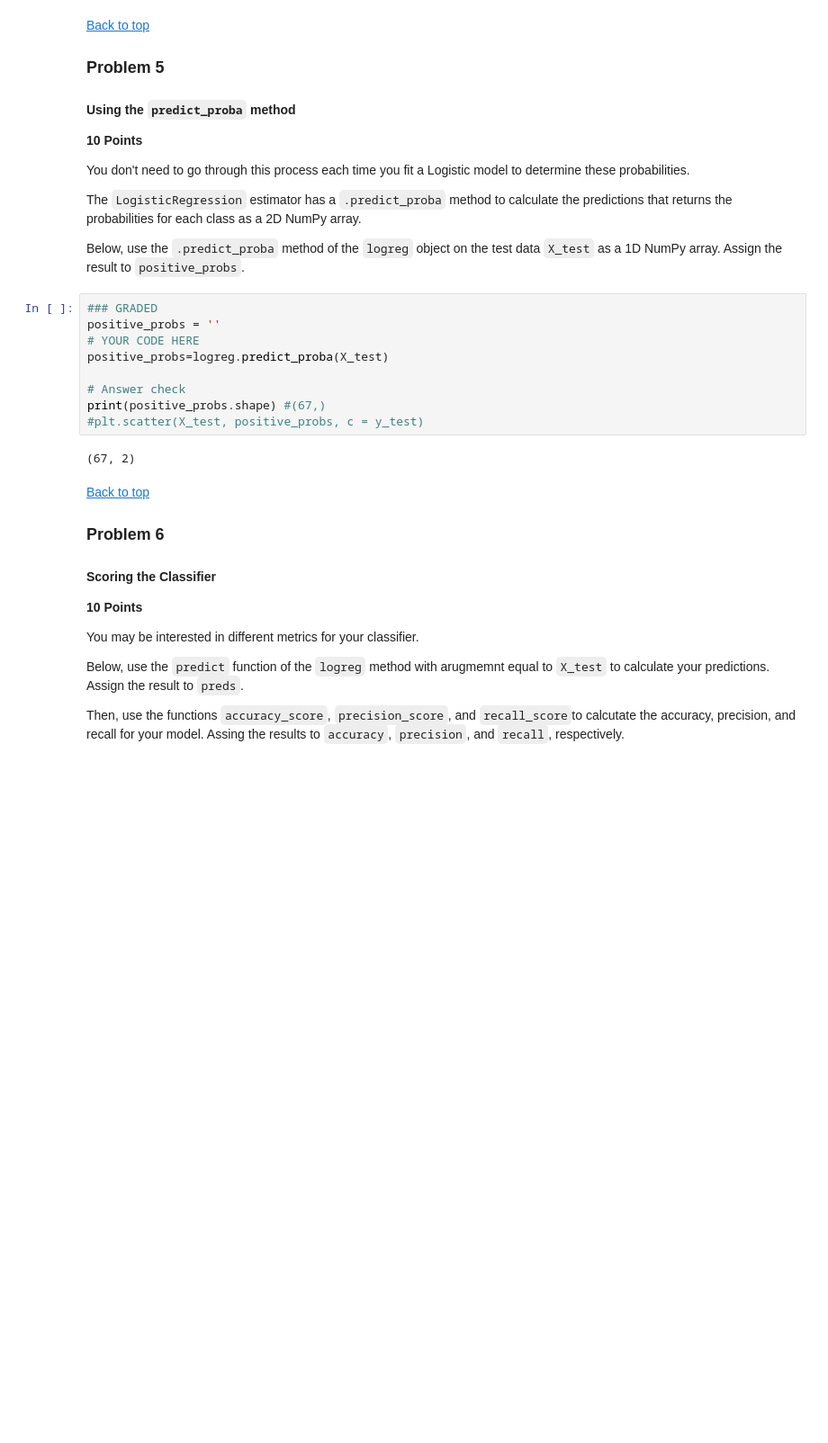
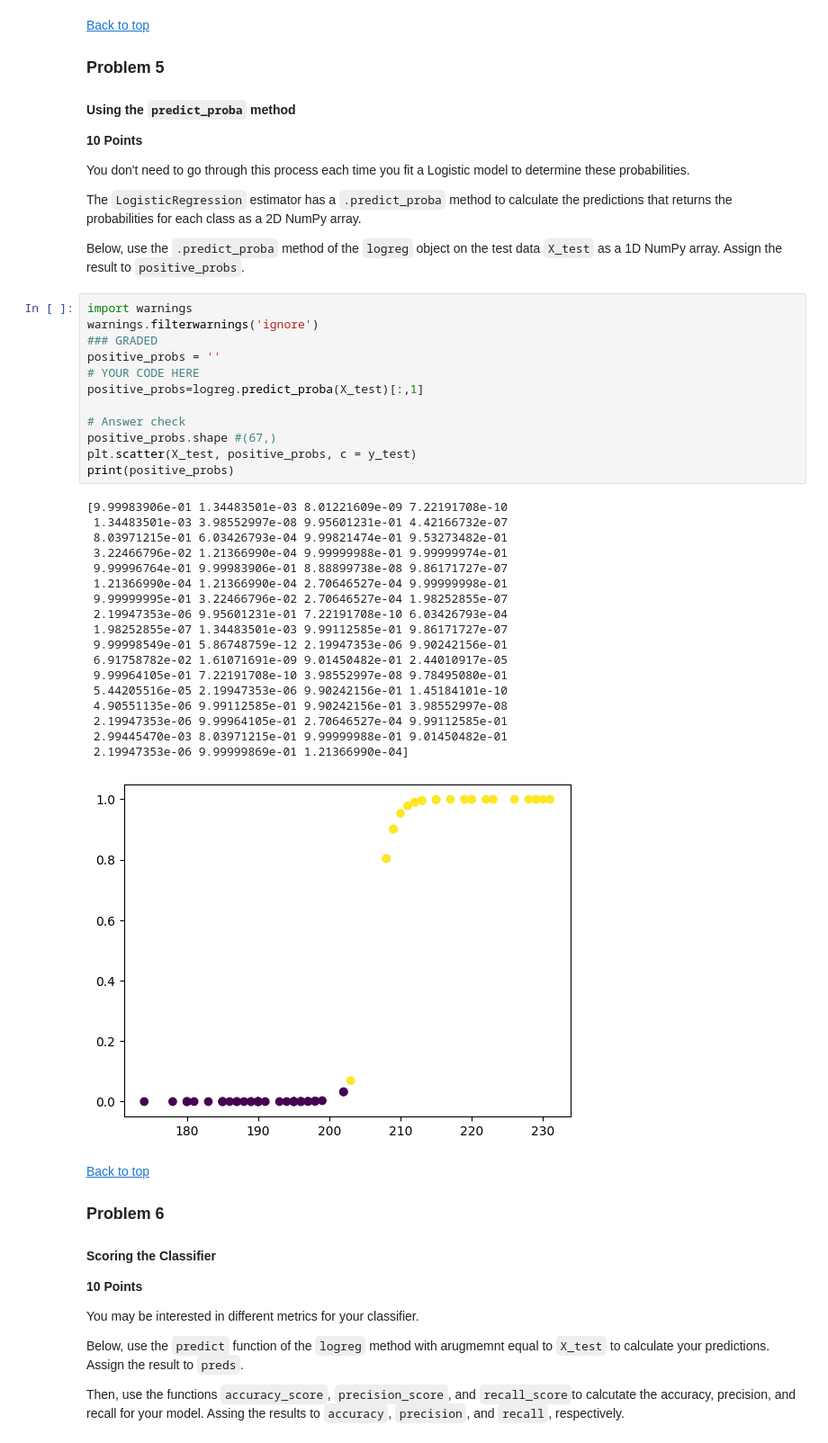
Before and after one commit to Subroy1/MSAI_AllPracticeModules, a Jupyter notebook: Module 13/Assignment_13_1.ipynb, the cells around one changed output. Shown at 90% size. Cells and saved outputs as stored; diff of their text form; blank space fills up the shorter version.

```diff
--- a/Module 13/Assignment_13_1.ipynb
+++ b/Module 13/Assignment_13_1.ipynb
@@ -249,16 +244,36 @@ The `LogisticRegression` estimator has a `.predict_proba` method to calculate th
 
 Below, use the `.predict_proba` method of the `logreg` object on the test data `X_test` as a 1D NumPy array. Assign the result to `positive_probs`.
 # %%
+import warnings
+warnings.filterwarnings('ignore')
 ### GRADED
 positive_probs = ''
 # YOUR CODE HERE
-positive_probs=logreg.predict_proba(X_test)
+positive_probs=logreg.predict_proba(X_test)[:,1]
 
 # Answer check
-print(positive_probs.shape) #(67,)
-#plt.scatter(X_test, positive_probs, c = y_test)
+positive_probs.shape #(67,)
+plt.scatter(X_test, positive_probs, c = y_test)
+print(positive_probs)
 # %% [output]
-(67, 2)
+[9.99983906e-01 1.34483501e-03 8.01221609e-09 7.22191708e-10
+ 1.34483501e-03 3.98552997e-08 9.95601231e-01 4.42166732e-07
+ 8.03971215e-01 6.03426793e-04 9.99821474e-01 9.53273482e-01
+ 3.22466796e-02 1.21366990e-04 9.99999988e-01 9.99999974e-01
+ 9.99996764e-01 9.99983906e-01 8.88899738e-08 9.86171727e-07
+ 1.21366990e-04 1.21366990e-04 2.70646527e-04 9.99999998e-01
+ 9.99999995e-01 3.22466796e-02 2.70646527e-04 1.98252855e-07
+ 2.19947353e-06 9.95601231e-01 7.22191708e-10 6.03426793e-04
+ 1.98252855e-07 1.34483501e-03 9.99112585e-01 9.86171727e-07
+ 9.99998549e-01 5.86748759e-12 2.19947353e-06 9.90242156e-01
+ 6.91758782e-02 1.61071691e-09 9.01450482e-01 2.44010917e-05
+ 9.99964105e-01 7.22191708e-10 3.98552997e-08 9.78495080e-01
+ 5.44205516e-05 2.19947353e-06 9.90242156e-01 1.45184101e-10
+ 4.90551135e-06 9.99112585e-01 9.90242156e-01 3.98552997e-08
+ 2.19947353e-06 9.99964105e-01 2.70646527e-04 9.99112585e-01
+ 2.99445470e-03 8.03971215e-01 9.99999988e-01 9.01450482e-01
+ 2.19947353e-06 9.99999869e-01 1.21366990e-04]
+[figure, added]
 # %% [markdown]
 [Back to top](#-Index)
 
```
Also changed, not shown: parts of 4 cells of this notebook.
